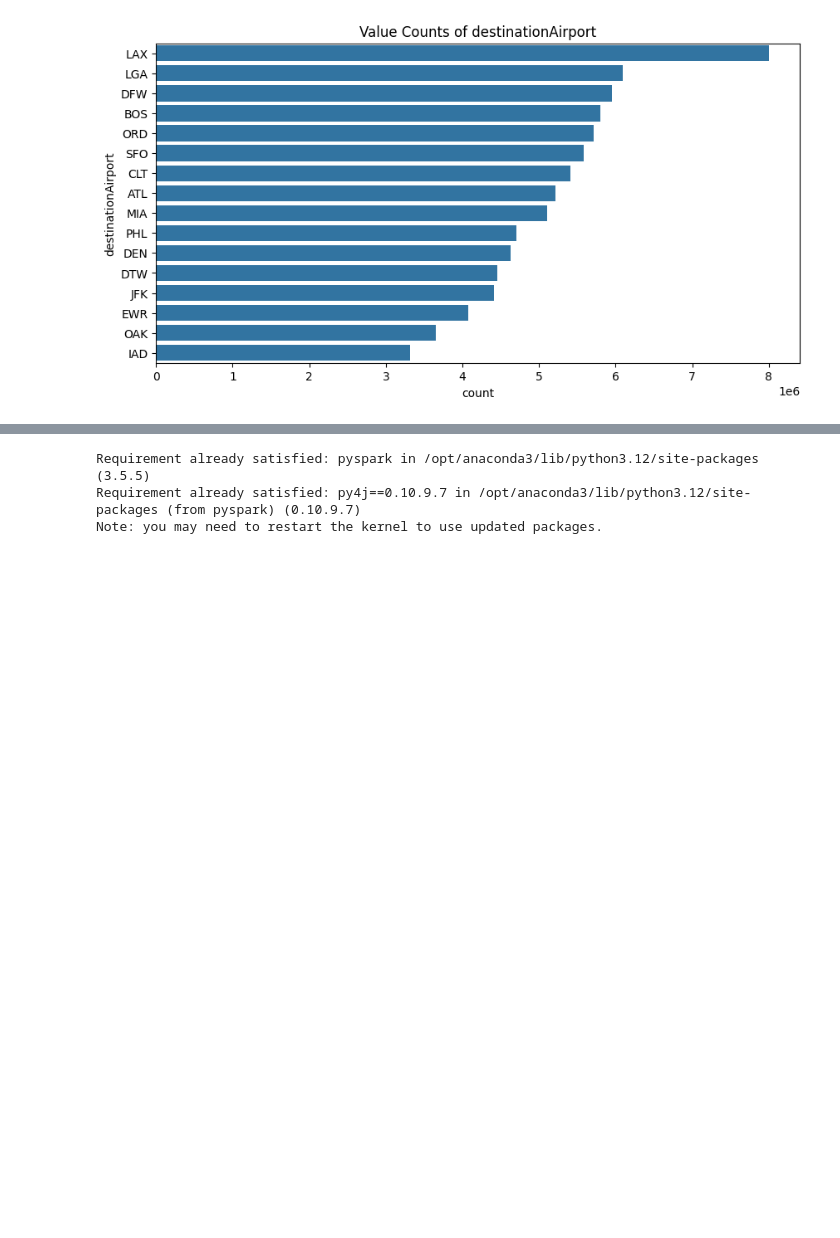
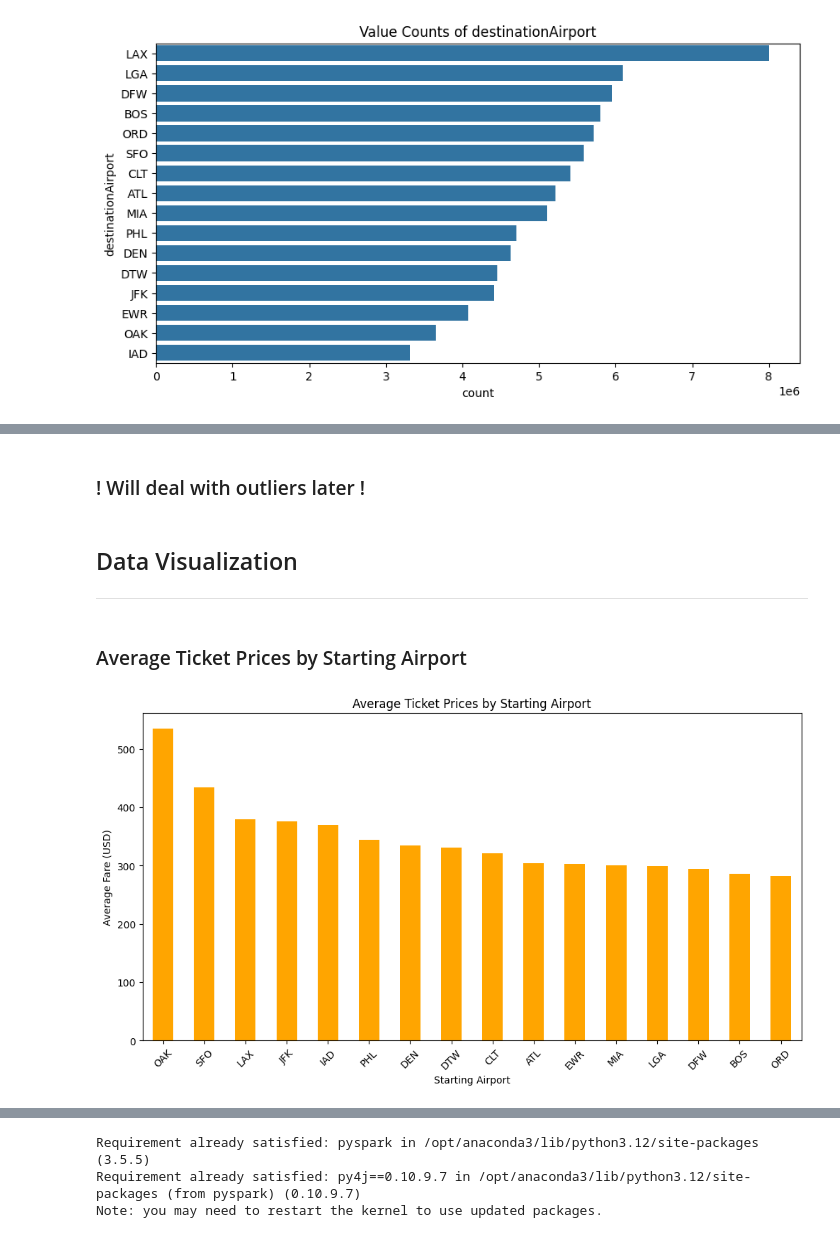
Before and after one commit to fangzhongfionaxu/AIT-DeepLearning-Project, a Jupyter notebook: Project MS1.ipynb, the cells around one changed output, grey strips where cells are left out. Saved outputs shown, nothing was run; the diff lists cells and outputs as text; code cells hidden in the pictures; blank space fills up the shorter version.

Commit message:
Data Exploration part added

```diff
--- a/Project MS1.ipynb
+++ b/Project MS1.ipynb
@@ -181,0 +205,22 @@ plt.show()
+# %% [markdown]
+### ! Will deal with outliers later !
+# %% [markdown]
+## Data Visualization
+---
+# %% [markdown]
+### Average Ticket Prices by Starting Airport
+# %%
+csv_file = "itineraries.csv"
+
+df = pd.read_csv(csv_file, usecols=["startingAirport", "totalFare"])
+avg_prices = df.groupby("startingAirport")["totalFare"].mean().sort_values(ascending=False)
+
+plt.figure(figsize=(12, 6))
+avg_prices.plot(kind="bar", color="orange")
+plt.xlabel("Starting Airport")
+plt.ylabel("Average Fare (USD)")
+plt.title("Average Ticket Prices by Starting Airport")
+plt.xticks(rotation=45)
+plt.show()
+# %% [output]
+[figure, added]
```
Also changed, not shown: parts of 15 cells of this notebook.
